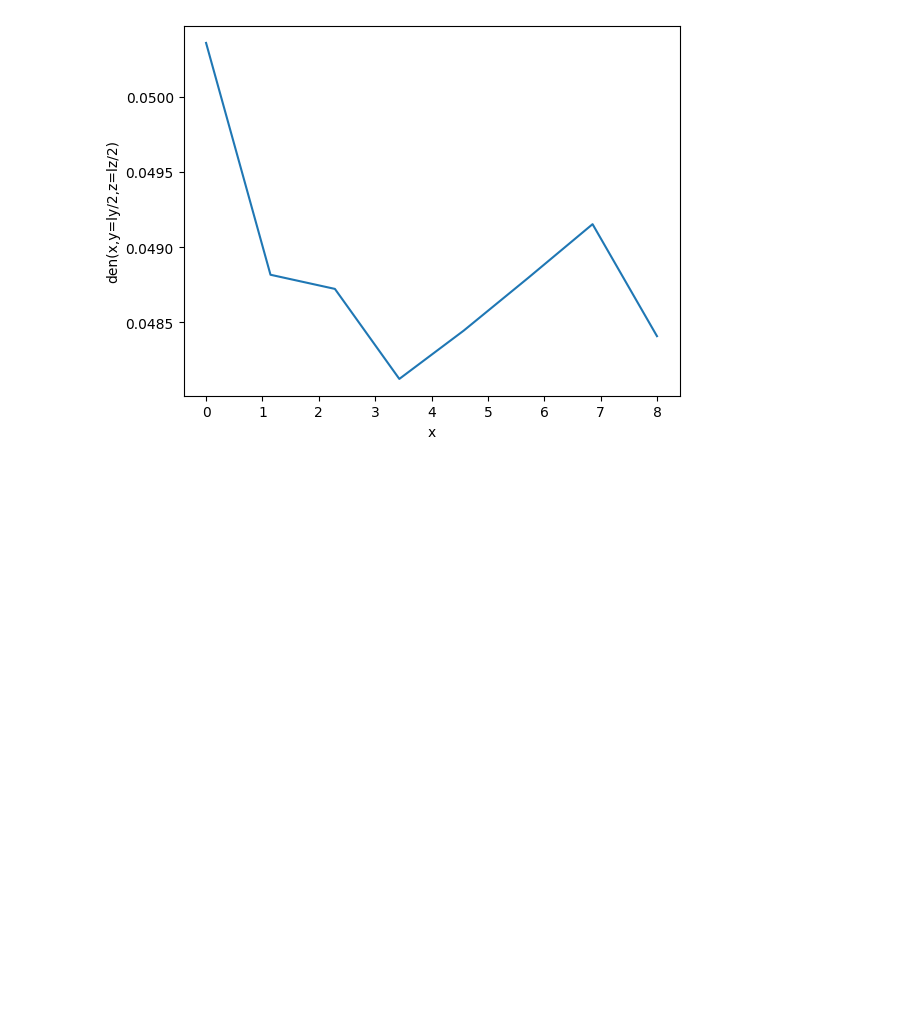
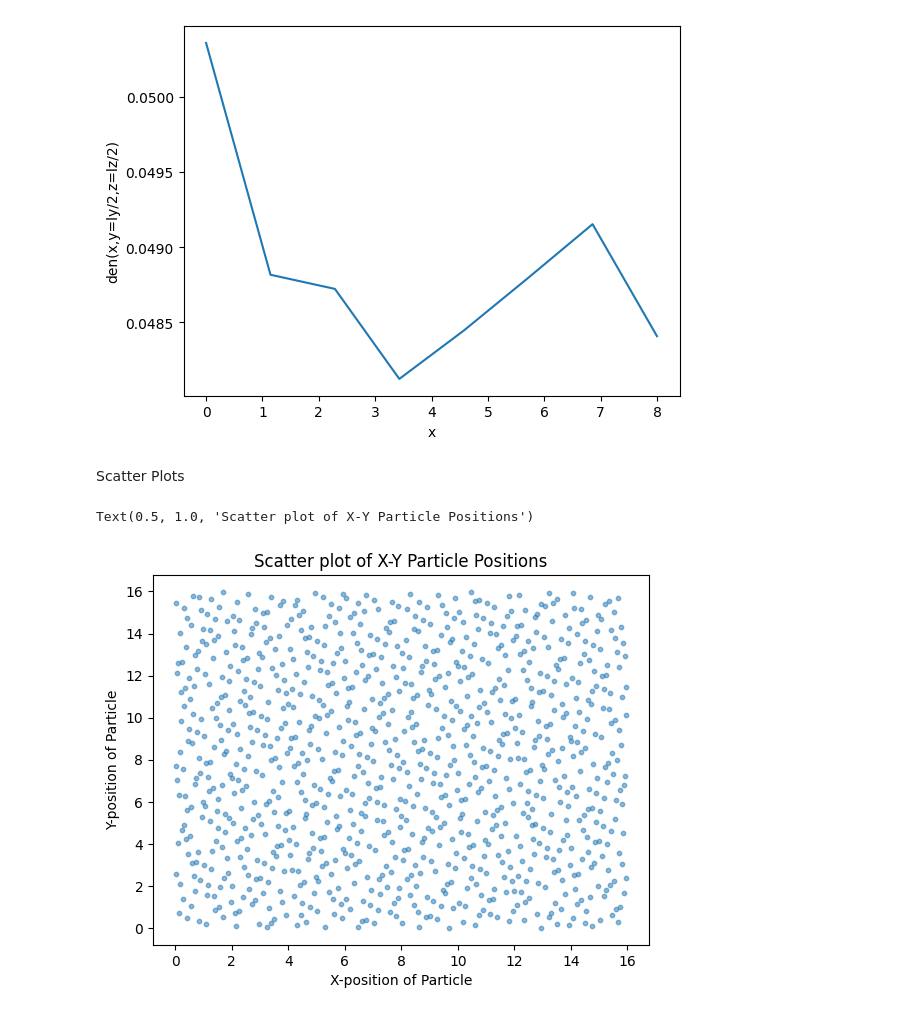
Before and after one commit to sparker730/3DGK, a Jupyter notebook: diag.ipynb, the cells around one changed output. Saved outputs shown, nothing was run; the diff lists cells and outputs as text; code cells hidden in the pictures; blank space fills up the shorter version.

Commit message:
Updated particle.csv to particle.dat (Easier for python to parse through), and created the scatter plots in diag

```diff
--- a/diag.ipynb
+++ b/diag.ipynb
@@ -80,3 +105,18 @@ plt.ylabel('den(x,y=ly/2,z=lz/2)')
 plt.show()
 # %% [output]
 [figure]
+# %% [markdown]
+Scatter Plots
+# %%
+# X-Y scatter plot
+sizes = (10)
+
+plt.scatter(x, y, s=sizes, alpha=0.5)
+
+plt.xlabel("X-position of Particle")
+plt.ylabel("Y-position of Particle")
+
+plt.title("Scatter plot of X-Y Particle Positions")
+# %% [output]
+Text(0.5, 1.0, 'Scatter plot of X-Y Particle Positions')
+[figure, added]
```
Also changed, not shown: parts of 2 cells of this notebook, 1 other file.
